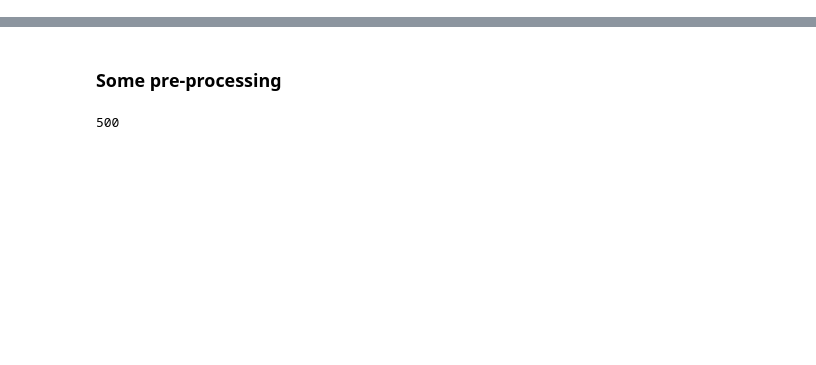
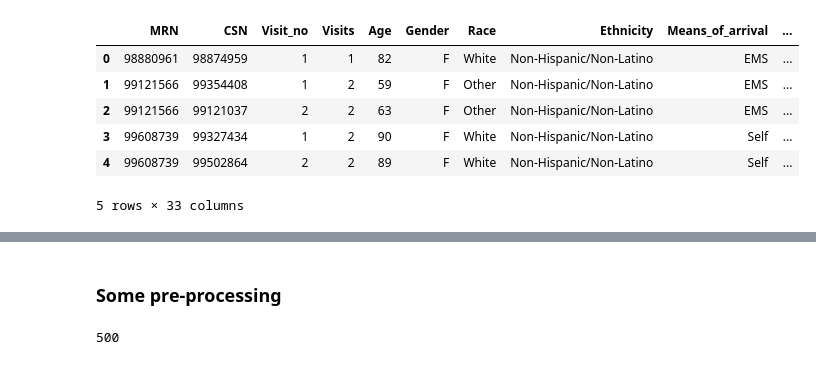
Before and after one commit to BrachioLab/FIX-2, a Jupyter notebook: notebooks/cardiac_dataset.ipynb, the cells around one changed output, grey strips where cells are left out. Saved outputs shown, nothing was run; the diff lists cells and outputs as text; code cells hidden in the pictures; blank space fills up the shorter version.

```diff
--- a/notebooks/cardiac_dataset.ipynb
+++ b/notebooks/cardiac_dataset.ipynb
@@ -57,3 +40,11 @@ alarms_df.head()
 # %%
-visits_df = pd.read_csv("/tmp/mc-med-1.0.0/data/visits.csv")
+visits_df = pd.read_csv("/scratch/mc-med/data/visits.csv")
 visits_df.head()
+# %% [output]
+|  | MRN | CSN | Visit_no | Visits | Age | Gender | Race | Ethnicity | Means_of_arrival | ... |
+| 0 | 98880961 | 98874959 | 1 | 1 | 82 | F | White | Non-Hispanic/Non-Latino | EMS | ... |
+| 1 | 99121566 | 99354408 | 1 | 2 | 59 | F | Other | Non-Hispanic/Non-Latino | EMS | ... |
+| 2 | 99121566 | 99121037 | 2 | 2 | 63 | F | Other | Non-Hispanic/Non-Latino | EMS | ... |
+| 3 | 99608739 | 99327434 | 1 | 2 | 90 | F | White | Non-Hispanic/Non-Latino | Self | ... |
+| 4 | 99608739 | 99502864 | 2 | 2 | 89 | F | White | Non-Hispanic/Non-Latino | Self | ... |
+5 rows × 33 columns
```
Also changed, not shown: parts of 24 cells of this notebook, 3 other files.
